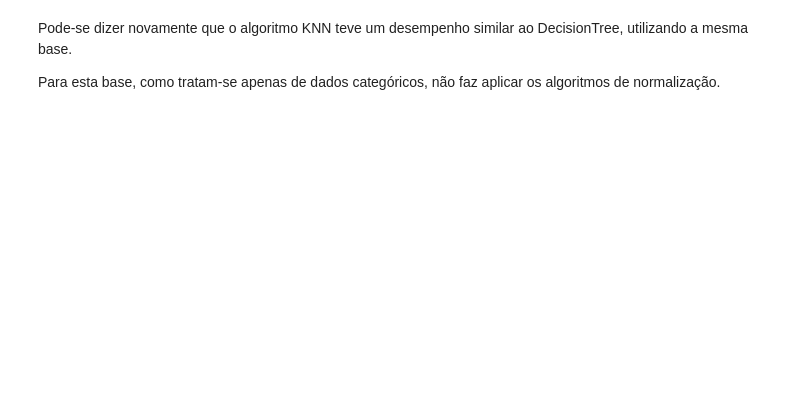
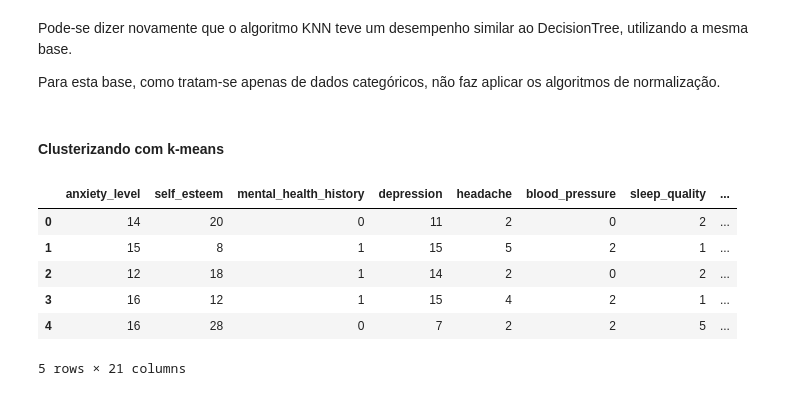
Before and after one commit to mcemim/M_DISC_2023-02_IA, a Jupyter notebook: Entregas/Projeto02MAC.ipynb, the cells around one changed output. Cells and saved outputs as stored; diff of their text form; code cells hidden in the pictures; blank space fills up the shorter version.

```diff
--- a/Entregas/Projeto02MAC.ipynb
+++ b/Entregas/Projeto02MAC.ipynb
@@ -428,3 +516,15 @@ ConfusionMatrixDisplay(cm).plot()
 Pode-se dizer novamente que o algoritmo KNN teve um desempenho similar ao DecisionTree, utilizando a mesma base.
 
 Para esta base, como tratam-se apenas de dados categóricos, não faz aplicar os algoritmos de normalização.
+# %% [markdown]
+#### Clusterizando com k-means
+# %%
+stressData.head()
+# %% [output]
+|  | anxiety_level | self_esteem | mental_health_history | depression | headache | blood_pressure | sleep_quality | ... |
+| 0 | 14 | 20 | 0 | 11 | 2 | 0 | 2 | ... |
+| 1 | 15 | 8 | 1 | 15 | 5 | 2 | 1 | ... |
+| 2 | 12 | 18 | 1 | 14 | 2 | 0 | 2 | ... |
+| 3 | 16 | 12 | 1 | 15 | 4 | 2 | 1 | ... |
+| 4 | 16 | 28 | 0 | 7 | 2 | 2 | 5 | ... |
+5 rows × 21 columns
```
Also changed, not shown: parts of 28 cells of this notebook, 2 other files.
